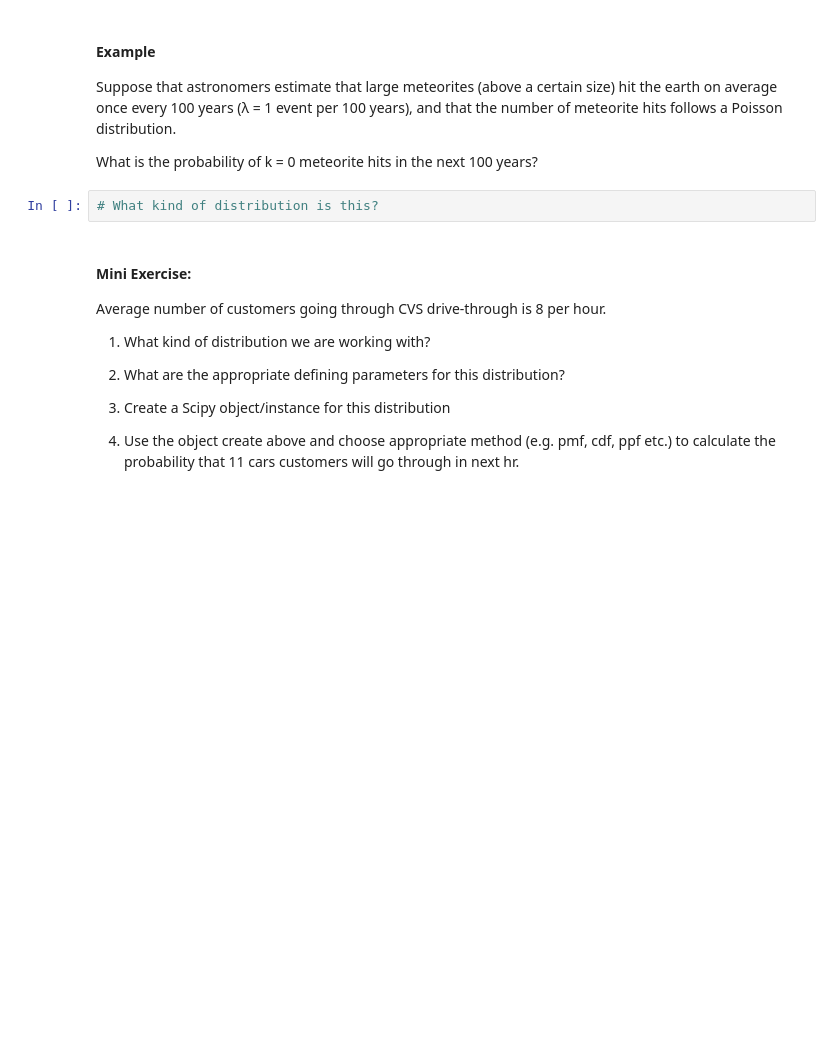
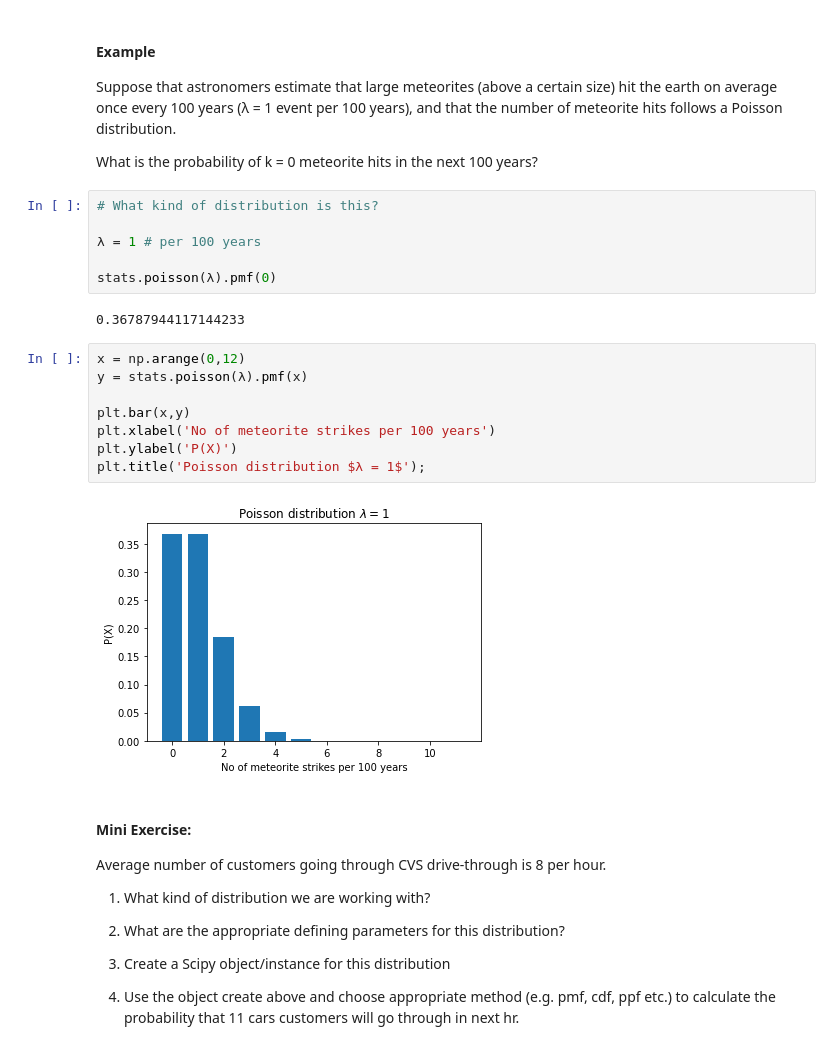
Before and after one commit to CodeupClassroom/florence-statistics-exercises, a Jupyter notebook: probability_distributions_lesson.ipynb, the cells around one changed output. Saved outputs shown, nothing was run; the diff lists cells and outputs as text; blank space fills up the shorter version.

Commit message:
finish prob distribution lesson

```diff
--- a/probability_distributions_lesson.ipynb
+++ b/probability_distributions_lesson.ipynb
@@ -318,6 +502,22 @@ Suppose that astronomers estimate that large meteorites (above a certain size) h
 What is the probability of k = 0 meteorite hits in the next 100 years?
 # %%
 # What kind of distribution is this?
+
+λ = 1 # per 100 years
+
+stats.poisson(λ).pmf(0)
+# %% [output]
+0.36787944117144233
+# %%
+x = np.arange(0,12)
+y = stats.poisson(λ).pmf(x)
+
+plt.bar(x,y)
+plt.xlabel('No of meteorite strikes per 100 years')
+plt.ylabel('P(X)')
+plt.title('Poisson distribution $λ = 1$');
+# %% [output]
+[figure, added]
 # %% [markdown]
 #### Mini Exercise:
 
```
Also changed, not shown: parts of 35 cells of this notebook.
